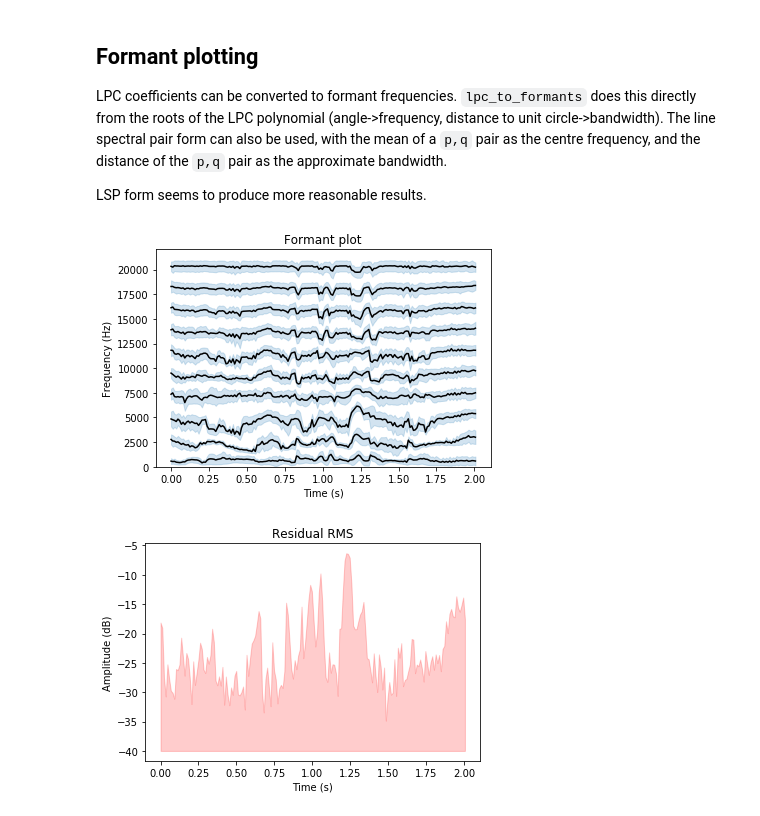
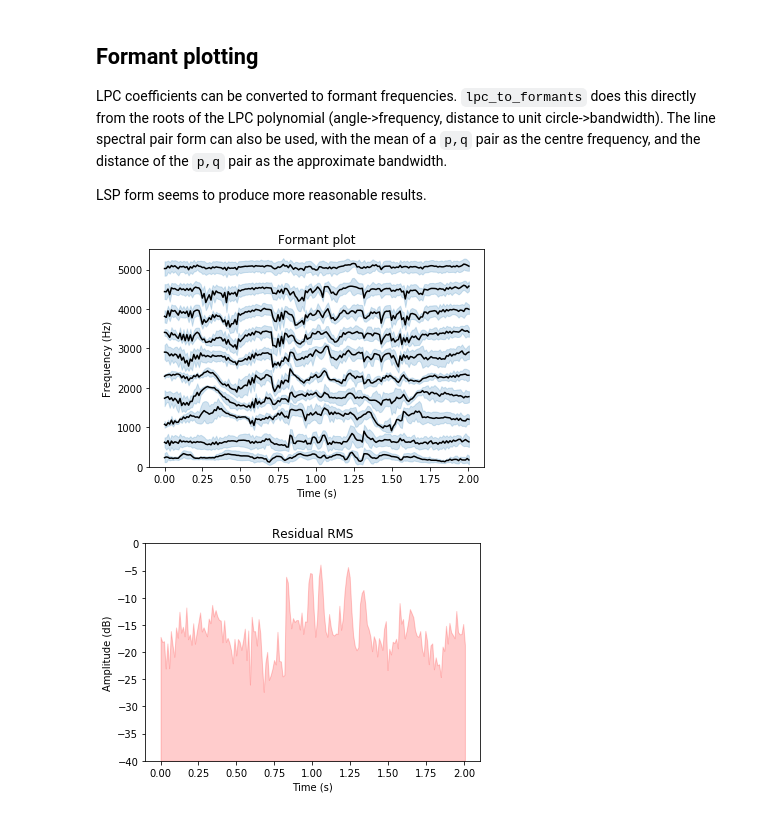
Before and after one commit to johnhw/lpc_vocoder, a Jupyter notebook: LPC.ipynb, the cells around one changed output. Saved outputs shown, nothing was run; the diff lists cells and outputs as text; code cells hidden in the pictures.

```diff
--- a/LPC.ipynb
+++ b/LPC.ipynb
@@ -359,8 +359,7 @@ LPC coefficients can be converted to formant frequencies. `lpc_to_formants` does
 
 LSP form seems to produce more reasonable results.
 # %%
-
-def plot_formant(wave, frame_len, order, sr=44100, use_lsp=False):
+def get_formants(wave, frame_len, order, sr=44100, use_lsp=False):
     """Plot the formants of the given wave form.
 
     Parameters:
@@ -376,6 +375,7 @@ def plot_formant(wave, frame_len, order, sr=44100, use_lsp=False):
     formant_bw = []
     times = []
     res_rms = []
+    env = []
     for i in range(0,len(wave),frame_len//2):
         # slice the wave
         wave_slice = wave[i:i+frame_len]
@@ -403,13 +403,15 @@ def plot_formant(wave, frame_len, order, sr=44100, use_lsp=False):
             residual = scipy.signal.lfilter(a, 1., wave_slice)
             rms = np.sqrt(np.mean(wave_slice**2))
             residual_rms = np.sqrt(np.mean(residual**2))
-            res_rms.append(residual_rms/rms)
+            res_rms.append(residual_rms)
+            env.append(rms)
 
-    times = np.array(times)
-    formants = np.array(formants)
-    formant_bw = np.array(formant_bw)
+    return np.array(times), np.array(formants), np.array(formant_bw), np.array(res_rms), np.array(env)
 
-    res_rms = np.array(res_rms)
+def plot_formant(wave, frame_len, order, sr=44100, use_lsp=False):
+    times, formants, formant_bw, res_rms, env_rms = get_formants(wave, frame_len, order, sr, use_lsp)
+
+    # solid line plot, with bandwidth plot as shaded area around it
     plt.plot(times, formants, 'k-')
     for band in range(formants.shape[1]):
         bw = formant_bw[:,band]
@@ -421,15 +423,21 @@ def plot_formant(wave, frame_len, order, sr=44100, use_lsp=False):
     plt.xlabel("Time (s)")
     plt.ylabel("Frequency (Hz)")
 
+    # RMS residual power plot
     plt.ylim(0,sr/2)
     plt.title("Formant plot")
     plt.figure()
     plt.title("Residual RMS")
-    plt.fill_between(times, -40, 20*np.log10(res_rms), color='r', alpha=0.2)
+    # assumes a minimum RMS resiudal power of -40dB
+    plt.fill_between(times, -40, 20*np.log10(res_rms/env_rms), color='r', alpha=0.2)
+    plt.ylim(-40,0)
     plt.xlabel("Time (s)")
     plt.ylabel("Amplitude (dB)")
-# %%
-plot_formant(modulator, frame_len=1000, order=20, use_lsp=True)
-# %% [output]
-[figure, removed]
-[figure, removed]
+# %%
+# crude resample to 11025
+down_filter = scipy.signal.firwin(40, 0.245)
+lr_modulator = scipy.signal.lfilter(down_filter, 1, modulator)[::4]
+plot_formant(lr_modulator, frame_len=250, order=20, use_lsp=True, sr=11025)
+# %% [output]
+[figure, added]
+[figure, added]
```
Also changed, not shown: parts of 3 cells of this notebook.
